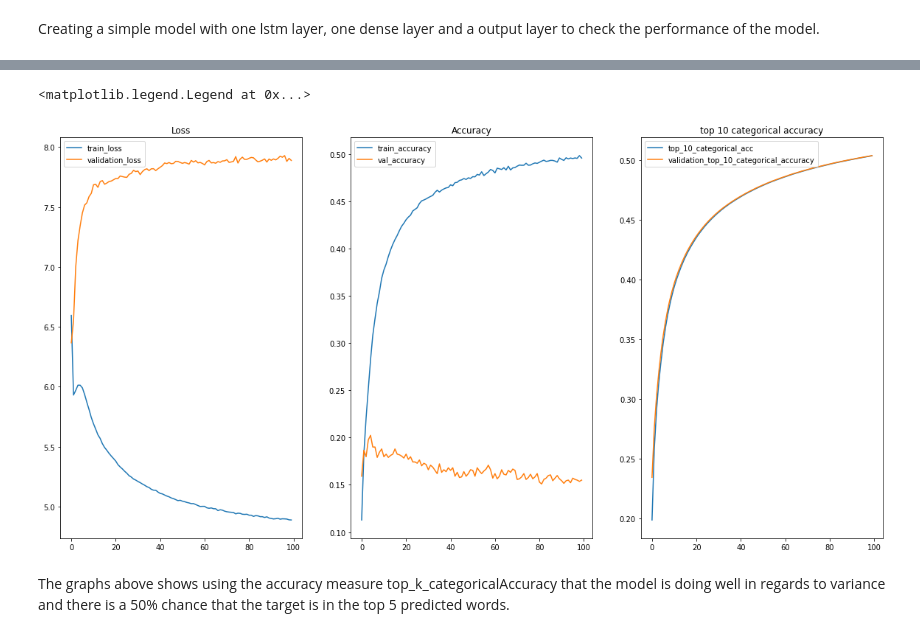
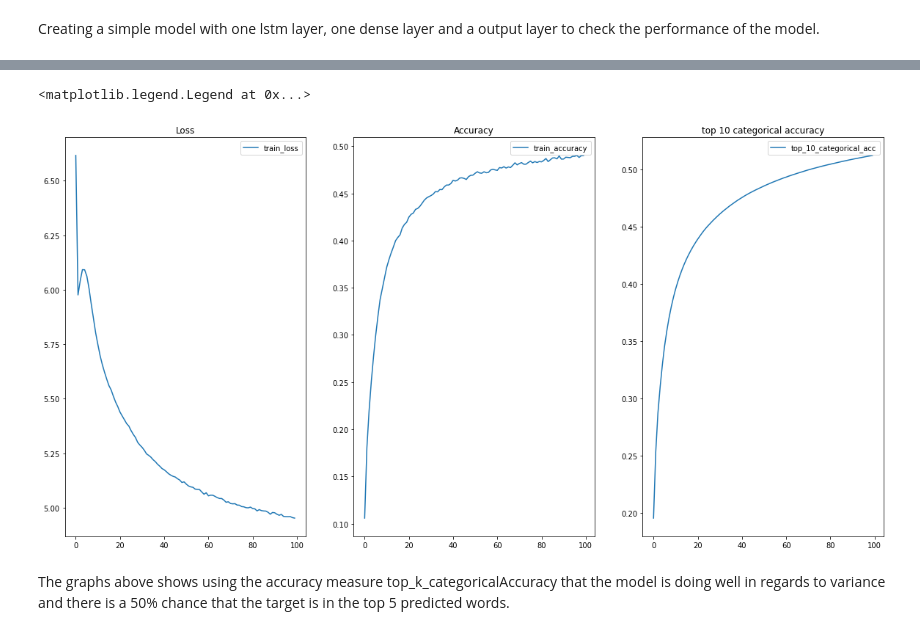
Before and after one commit to VaneezaAhmad/Text-Prediction, a Jupyter notebook: Urdu_predictive_text.ipynb, the cells around one changed output, grey strips where cells are left out. Cells and saved outputs as stored; diff of their text form; code cells hidden in the pictures.

```diff
--- a/Urdu_predictive_text.ipynb
+++ b/Urdu_predictive_text.ipynb
@@ -91,8 +134,16 @@ urdu_words = [token for token in urdu_words if token not in "،،\n \n،,\n,,\n\
 urdu_words = [token for token in urdu_words if token not in ")‘‘کوما': 2؛)‘‘کوما)‘‘شونین)‘‘شونین': 1"]
 # %%
 urdu_words = [token for token in urdu_words if token not in string.punctuation]
+# %%
+urdu_words = [word.translate(str.maketrans('', '', '\u200b–’—“►\u200f′″\u200b\u200b◀\u200c')) \
+                  for word in urdu_words]
+      #             '\u200b', '\u200b\u200b', '\u200f', '–', '—', '’', '“', '′″', '►',
+      #  '◀', 'ﷲ', 'ﷺ', 'ﷺنے'], dtype='<U24')
 # %% [markdown]
 Removal of numbers and english words and letters
+# %%
+urdu_words = [word.translate(str.maketrans('', '', '۱۲۳۴۵،۶۷۸۹۰٫')) \
+                  for word in urdu_words]
 # %%
 urdu_words = [word.translate(str.maketrans('', '', '..."0123456789!+-')) \
                   for word in urdu_words]
@@ -233,13 +354,9 @@ model.add(Activation("softmax"))
 optimizer = RMSprop(learning_rate=0.01)
 model.compile(optimizer=optimizer, loss="categorical_crossentropy", metrics=["accuracy", tf.keras.metrics.TopKCategoricalAccuracy(k=5)])
 
-from tensorflow.keras.callbacks import ModelCheckpoint
-from tensorflow.keras.callbacks import ReduceLROnPlateau
-from tensorflow.keras.callbacks import TensorBoard
-
 checkpoint = ModelCheckpoint("nextword1.h5", monitor='loss', verbose=1,
     save_best_only=True, mode='auto')
 
-history=model.fit(X,y, epochs=100, batch_size=64, validation_split=0.05, callbacks=[checkpoint]).history
+history=model.fit(X,y, epochs=100, batch_size=64, callbacks=[checkpoint]).history
 # %% [output]
 Epoch 1/100
@@ -265,30 +387,30 @@ Epoch 00100: loss improved from 4.88948 to 4.88824, saving model to nextword1.h5
 # %%
 train_loss = history['loss']
 train_acc = history['accuracy']
-val_loss =history['val_loss']
-val_acc = history['val_accuracy']
+# val_loss =history['val_loss']
+# val_acc = history['val_accuracy']
 train_top_acc = history["top_k_categorical_accuracy"]
-val_top_acc = history["val_top_k_categorical_accuracy"]
+# val_top_acc = history["val_top_k_categorical_accuracy"]
 
 fig, (ax1, ax2, ax3) = plt.subplots(1, 3, figsize=(20, 10))
 
 ax1.plot(train_loss, label='train_loss')
-ax1.plot(val_loss, label='validation_loss')
+# ax1.plot(val_loss, label='validation_loss')
 ax1.set_title("Loss")
 ax1.legend()
 
 ax2.plot(train_acc, label='train_accuracy')
-ax2.plot(val_acc, label='val_accuracy')
+# ax2.plot(val_acc, label='val_accuracy')
 ax2.set_title("Accuracy")
 ax2.legend()
 
 ax3.plot(train_top_acc, label='top_10_categorical_acc')
-ax3.plot(val_top_acc, label='validation_top_10_categorical_accuracy')
+# ax3.plot(val_top_acc, label='validation_top_10_categorical_accuracy')
 ax3.set_title("top 10 categorical accuracy")
 ax3.legend()
 # %% [output]
 <matplotlib.legend.Legend at 0x...>
-[figure, old version]
+[figure, new version]
 # %% [markdown]
 The graphs above shows using the accuracy measure top_k_categoricalAccuracy that the model is doing well in regards to variance and there is a 50% chance that the target is in the top 5 predicted words.
 # %% [markdown]
```
Also changed, not shown: parts of 69 cells of this notebook.
